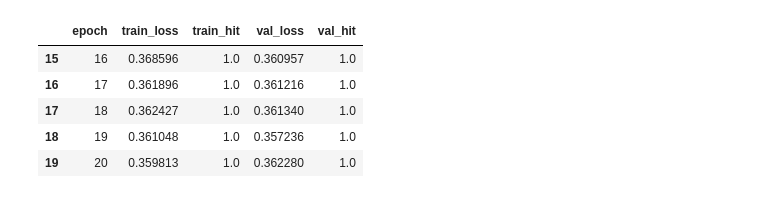
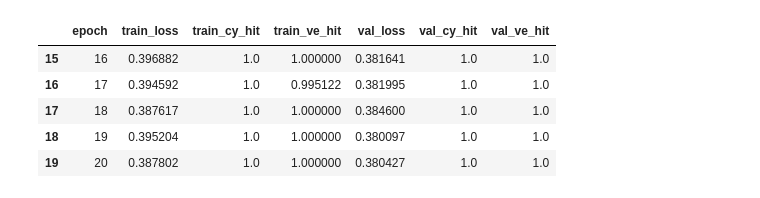
Before and after one commit to kousukeyamakubo/study, a Jupyter notebook: 400MHz変更用/check.ipynb, the cells around one changed output. Cells and saved outputs as stored; diff of their text form; code cells hidden in the pictures.

```diff
--- a/400MHz変更用/check.ipynb
+++ b/400MHz変更用/check.ipynb
@@ -420,7 +461,7 @@ class ConvBlock(nn.Module):
         return self.block(x)
 
 class RadarLightUNet(nn.Module):
-    def __init__(self, in_channels=1, fixed_channels=32, dropout=0.1):
+    def __init__(self, in_channels=N_FIXED, out_channels=2, fixed_channels=32, dropout=0.1):
         super().__init__()
 
         self.encoders = nn.ModuleList([
@@ -430,18 +471,18 @@ class RadarLightUNet(nn.Module):
             ConvBlock(fixed_channels, fixed_channels, dropout),
         ])
         self.pools = nn.ModuleList([
-            nn.MaxPool2d(2, 2) for _ in range(6)
+            nn.MaxPool2d(2, 2) for _ in range(4)
         ])
         self.bottleneck = ConvBlock(fixed_channels, fixed_channels, dropout)
         self.upsamples = nn.ModuleList([
             nn.Upsample(scale_factor=2, mode="bilinear", align_corners=False)
-            for _ in range(6)
+            for _ in range(4)
         ])
         self.decoders = nn.ModuleList([
             ConvBlock(fixed_channels * 2, fixed_channels, dropout)
-            for _ in range(6)
+            for _ in range(4)
         ])
-        self.head = nn.Conv2d(fixed_channels, 1, kernel_size=1)
+        self.head = nn.Conv2d(fixed_channels, out_channels, kernel_size=1)
 
     def forward(self, x):
         skips = []
@@ -459,5 +500,5 @@ class RadarLightUNet(nn.Module):
             x = torch.cat([x, skip], dim=1)
             x = dec(x)
 
-        return self.head(x)  # logits
+        return self.head(x)  # logits (B, 2, H, W)
 # %%
@@ -627,28 +654,30 @@ def run_epoch(model, loader, optimizer=None, device="cpu"):
 # %%
-train_ds = SingleTargetDataset(train_df)
-val_ds = SingleTargetDataset(val_df)
-test_ds = SingleTargetDataset(test_df)
+train_ds = MultiTargetDataset(train_df)
+val_ds   = MultiTargetDataset(val_df)
+test_ds  = MultiTargetDataset(test_df)
 
 train_loader = DataLoader(train_ds, batch_size=BATCH_SIZE, shuffle=True)
-val_loader = DataLoader(val_ds, batch_size=BATCH_SIZE, shuffle=False)
-test_loader = DataLoader(test_ds, batch_size=BATCH_SIZE, shuffle=False)
+val_loader   = DataLoader(val_ds,   batch_size=BATCH_SIZE, shuffle=False)
+test_loader  = DataLoader(test_ds,  batch_size=BATCH_SIZE, shuffle=False)
 
-model = RadarLightUNet(in_channels=1).to(DEVICE)
+model = RadarLightUNet(in_channels=N_FIXED, out_channels=2).to(DEVICE)
 optimizer = torch.optim.Adam(model.parameters(), lr=LR)
 
 best_val = float("inf")
 history = []
 
 for epoch in range(EPOCHS):
-    train_loss, train_hit = run_epoch(model, train_loader, optimizer=optimizer, device=DEVICE)
-    val_loss, val_hit = run_epoch(model, val_loader, optimizer=None, device=DEVICE)
+    train_loss, train_cy_hit, train_ve_hit = run_epoch(model, train_loader, optimizer=optimizer, device=DEVICE)
+    val_loss,   val_cy_hit,   val_ve_hit   = run_epoch(model, val_loader,   optimizer=None,      device=DEVICE)
 
     history.append({
         "epoch": epoch + 1,
         "train_loss": train_loss,
-        "train_hit": train_hit,
+        "train_cy_hit": train_cy_hit,
+        "train_ve_hit": train_ve_hit,
         "val_loss": val_loss,
-        "val_hit": val_hit,
+        "val_cy_hit": val_cy_hit,
+        "val_ve_hit": val_ve_hit,
     })
 
     if val_loss < best_val:
@@ -657,8 +686,8 @@ for epoch in range(EPOCHS):
 
     print(
         f"epoch={epoch+1:02d} "
-        f"train_loss={train_loss:.4f} train_hit={train_hit:.3f} "
-        f"val_loss={val_loss:.4f} val_hit={val_hit:.3f}"
+        f"train_loss={train_loss:.4f} cy={train_cy_hit:.3f} ve={train_ve_hit:.3f} | "
+        f"val_loss={val_loss:.4f}   cy={val_cy_hit:.3f} ve={val_ve_hit:.3f}"
     )
 
 print("best model saved to:", MODEL_PATH)
@@ -685,7 +714,7 @@ best model saved to: ./best_detector_ped_vehicle.pt
-|  | epoch | train_loss | train_hit | val_loss | val_hit |
-| 15 | 16 | 0.368596 | 1.0 | 0.360957 | 1.0 |
-| 16 | 17 | 0.361896 | 1.0 | 0.361216 | 1.0 |
-| 17 | 18 | 0.362427 | 1.0 | 0.361340 | 1.0 |
-| 18 | 19 | 0.361048 | 1.0 | 0.357236 | 1.0 |
-| 19 | 20 | 0.359813 | 1.0 | 0.362280 | 1.0 |
+|  | epoch | train_loss | train_cy_hit | train_ve_hit | val_loss | val_cy_hit | val_ve_hit |
+| 15 | 16 | 0.396882 | 1.0 | 1.000000 | 0.381641 | 1.0 | 1.0 |
+| 16 | 17 | 0.394592 | 1.0 | 0.995122 | 0.381995 | 1.0 | 1.0 |
+| 17 | 18 | 0.387617 | 1.0 | 1.000000 | 0.384600 | 1.0 | 1.0 |
+| 18 | 19 | 0.395204 | 1.0 | 1.000000 | 0.380097 | 1.0 | 1.0 |
+| 19 | 20 | 0.387802 | 1.0 | 1.000000 | 0.380427 | 1.0 | 1.0 |
 # %%
```
Also changed, not shown: parts of 13 cells of this notebook, 1 other file.
